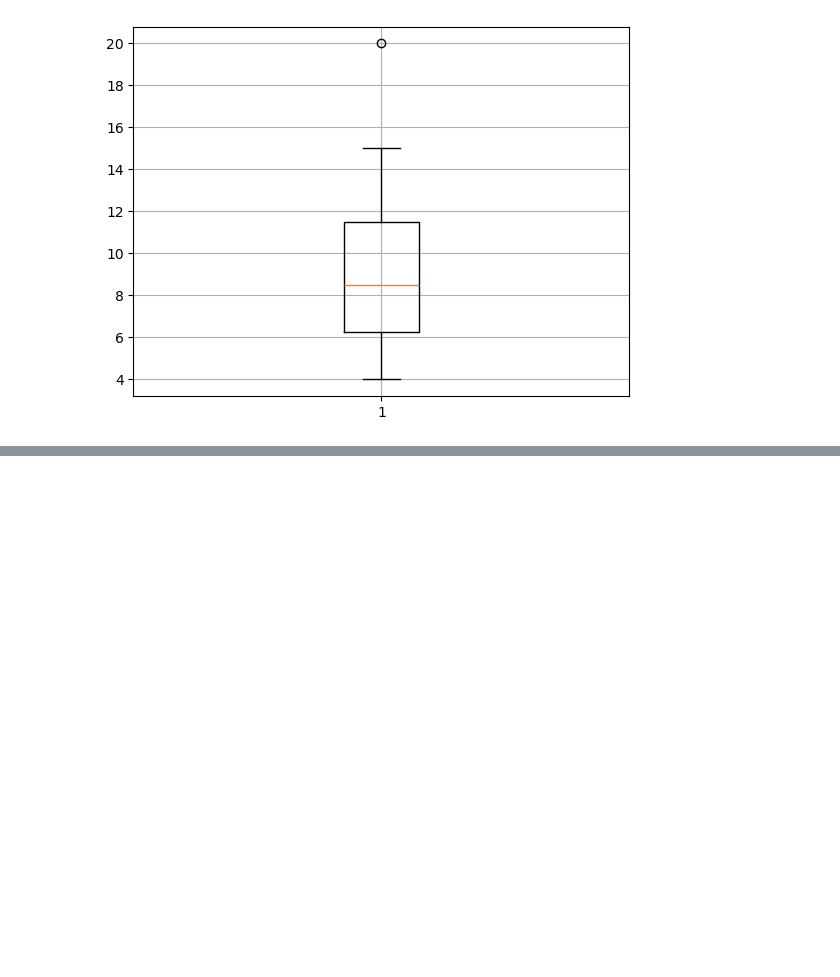
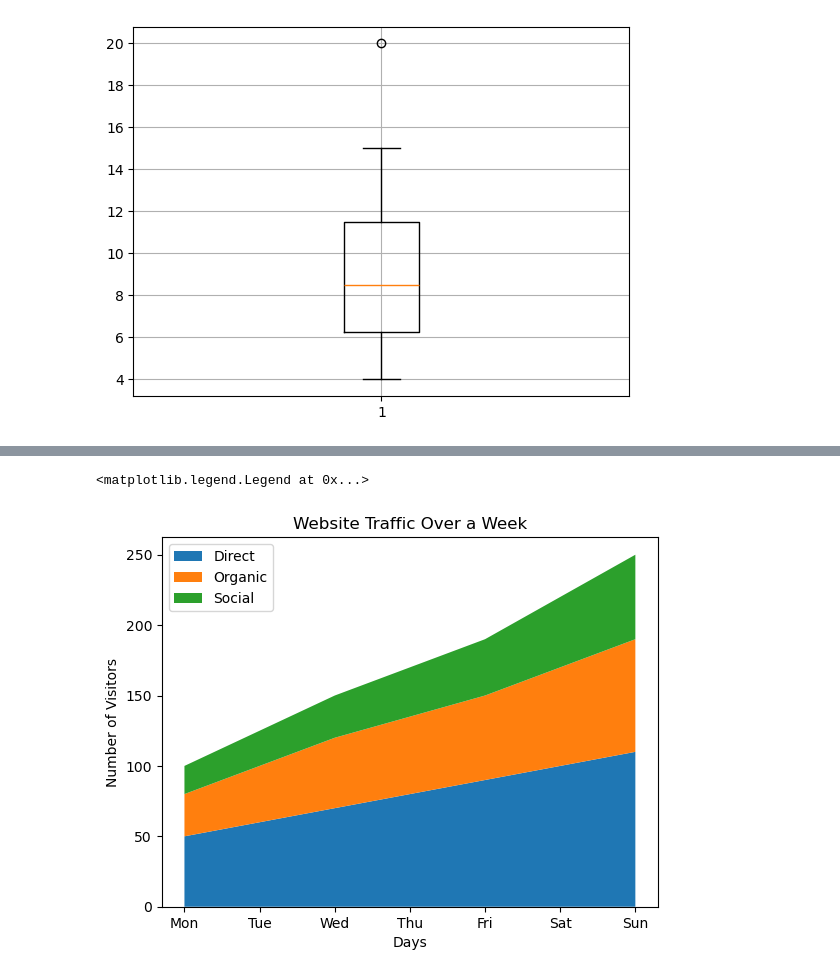
Before and after one commit to khizer08/My_learning, a Jupyter notebook: AIML/data_visualization/data_visualization_part_02/matplotlib_tuitorial.ipynb, the cells around one changed output, grey strips where cells are left out. Cells and saved outputs as stored; diff of their text form; code cells hidden in the pictures; blank space fills up the shorter version.

```diff
--- a/AIML/data_visualization/data_visualization_part_02/matplotlib_tuitorial.ipynb
+++ b/AIML/data_visualization/data_visualization_part_02/matplotlib_tuitorial.ipynb
@@ -111,0 +122,20 @@ plt.grid(True)
+# %%
+# Stack Plot
+days = ["Mon", "Tue", "Wed", "Thu", "Fri", "Sat", "Sun"]
+direct = [50, 60, 70, 80, 90, 100, 110]
+organic = [30, 40, 50, 55, 60, 70, 80]
+social = [20, 25, 30, 35, 40, 50, 60]
+
+# Single day plot
+# plt.pie([direct[0], organic[0], social[0]], labels=["direct", "organic", "social"], autopct="%1.1f%%")
+
+# For multiple days
+plt.stackplot(days, direct, organic, social, labels=['Direct', 'Organic', 'Social'])
+
+plt.title("Website Traffic Over a Week")
+plt.xlabel("Days")
+plt.ylabel("Number of Visitors")
+plt.legend(loc='upper left')
+# %% [output]
+<matplotlib.legend.Legend at 0x...>
+[figure, added]
```
Also changed, not shown: parts of 4 cells of this notebook, 3 other files.
